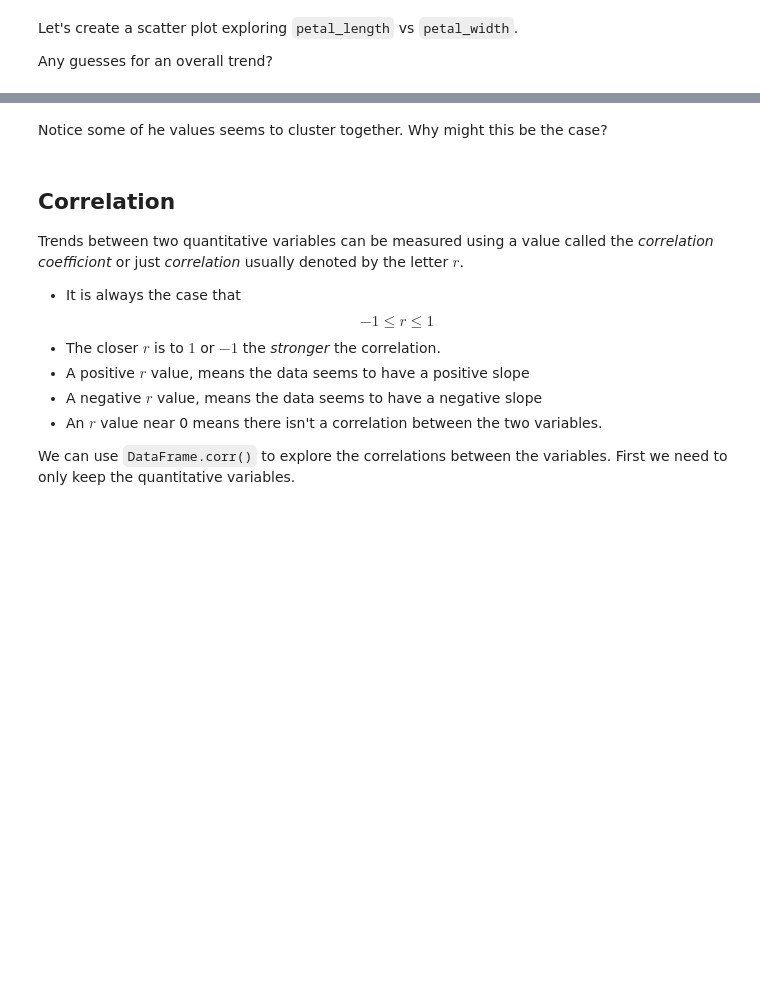
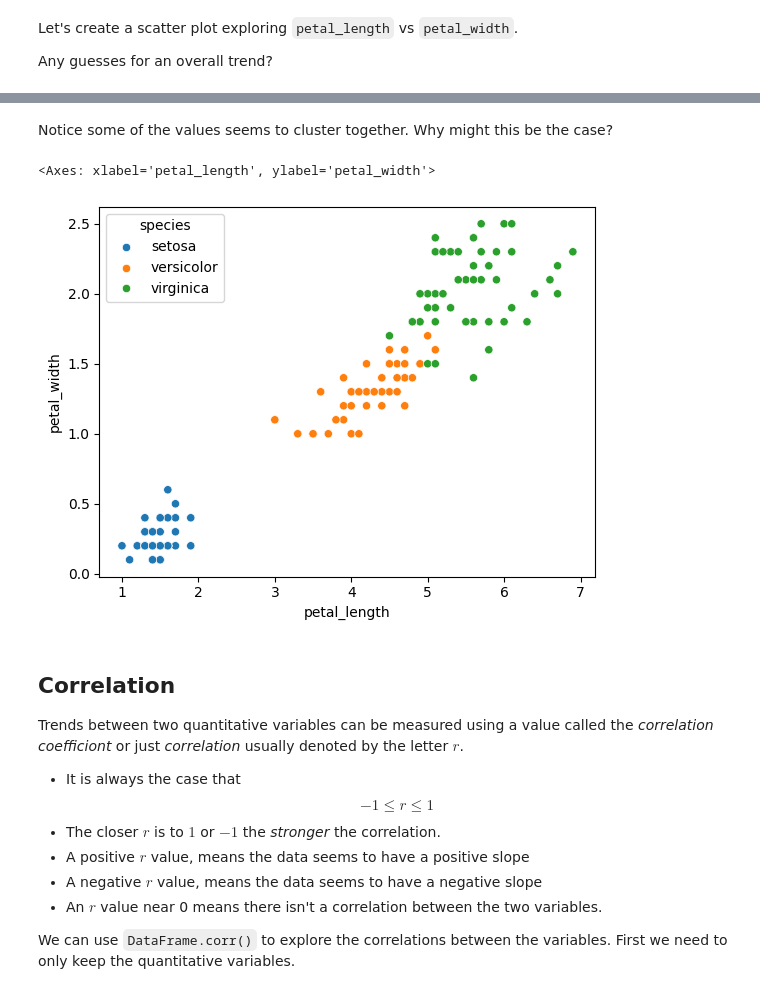
Before and after one commit to dymiyata/intro-to-ml-and-ai-2025-2026, a Jupyter notebook: intro_to_data_visualization.ipynb, the cells around one changed output, grey strips where cells are left out. Cells and saved outputs as stored; diff of their text form; code cells hidden in the pictures; blank space fills up the shorter version.

```diff
--- a/intro_to_data_visualization.ipynb
+++ b/intro_to_data_visualization.ipynb
@@ -82,5 +137,11 @@ sns.scatterplot(x="petal_length", y="petal_width", data=df)
 # %% [markdown]
-Notice some of he values seems to cluster together. Why might this be the case?
+Notice some of the values seems to cluster together. Why might this be the case?
+# %%
+
+sns.scatterplot(x="petal_length", y="petal_width", data=df, hue="species") # ADD THE HUE PARAMETER
+# %% [output]
+<Axes: xlabel='petal_length', ylabel='petal_width'>
+[figure, added]
 # %% [markdown]
 ## Correlation
 
```
Also changed, not shown: parts of 24 cells of this notebook.
